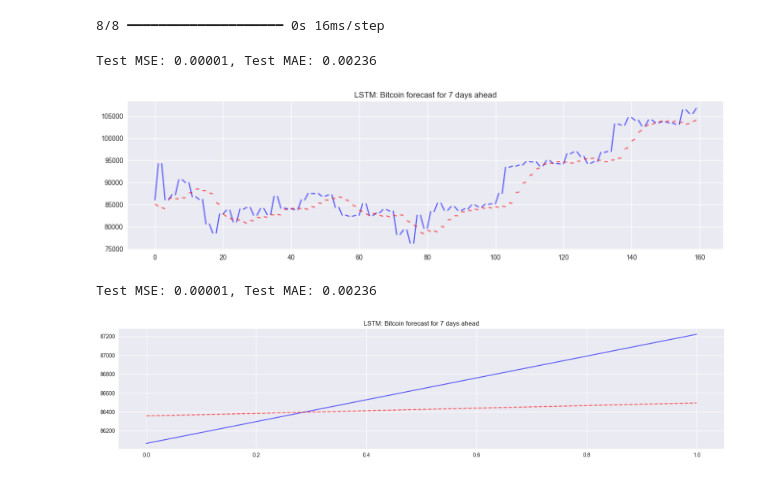
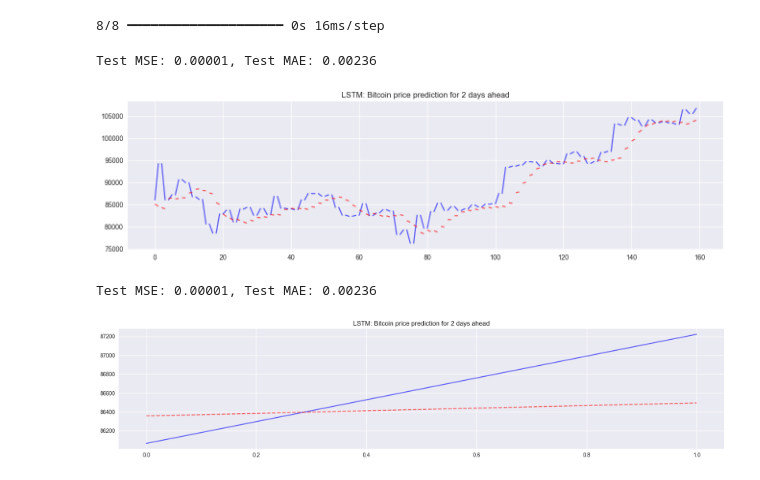
Before and after one commit to DenysZakharovGH/ML-Stock-Price-Prediction-, a Jupyter notebook: main_multi_days.ipynb, the cells around one changed output. Cells and saved outputs as stored; diff of their text form; code cells hidden in the pictures.

Commit message:
2 days Bitcoin Price prediction

```diff
--- a/main_multi_days.ipynb
+++ b/main_multi_days.ipynb
@@ -172,20 +172,20 @@ y_pred = model.predict(X_t)
 # %%
 # 6) Оцінка та прогноз
 test_loss, test_mae = model.evaluate(X_t, y_t, verbose=0)
 print(f"Test MSE: {test_loss:.5f}, Test MAE: {test_mae:.5f}")
 
 plt.figure(figsize=(16,4))
 
 num_blocks_to_plot = 80  # скільки прогнозів малювати
 for i in range(num_blocks_to_plot):
     plt.plot(range(i * pred_len, i * pred_len + pred_len), y_t[i] * normalizer , color='blue', alpha=0.6)
     plt.plot(range(i * pred_len, i * pred_len + pred_len), y_pred[i] * normalizer , color='red', linestyle='--', alpha=0.6)
-plt.title('LSTM: Bitcoin forecast for 7 days ahead')
+plt.title(f'LSTM: Bitcoin price prediction for {pred_len} days ahead')
 plt.savefig(fr"{dir_path}\docs\prediction_plot.png", dpi=300, bbox_inches="tight")
 plt.show()
 # %% [output]
 Test MSE: 0.00001, Test MAE: 0.00236
-[figure, old version]
+[figure, new version]
 # %%
 # for each part of test data
 test_loss, test_mae = model.evaluate(X_t, y_t, verbose=0)
@@ -197,9 +197,9 @@ plt.figure(figsize=(20,4))
 i = 2
 plt.plot(y_t[i] * normalizer , color='blue', alpha=0.6)
 plt.plot(y_pred[i] * normalizer , color='red', linestyle='--', alpha=0.6)
-plt.title('LSTM: Bitcoin forecast for 7 days ahead')
+plt.title(f'LSTM: Bitcoin price prediction for {pred_len} days ahead')
 plt.legend()
 plt.show()
 # %% [output]
 Test MSE: 0.00001, Test MAE: 0.00236
-[figure, old version]
+[figure, new version]
```
Also changed, not shown: 1 other file.
